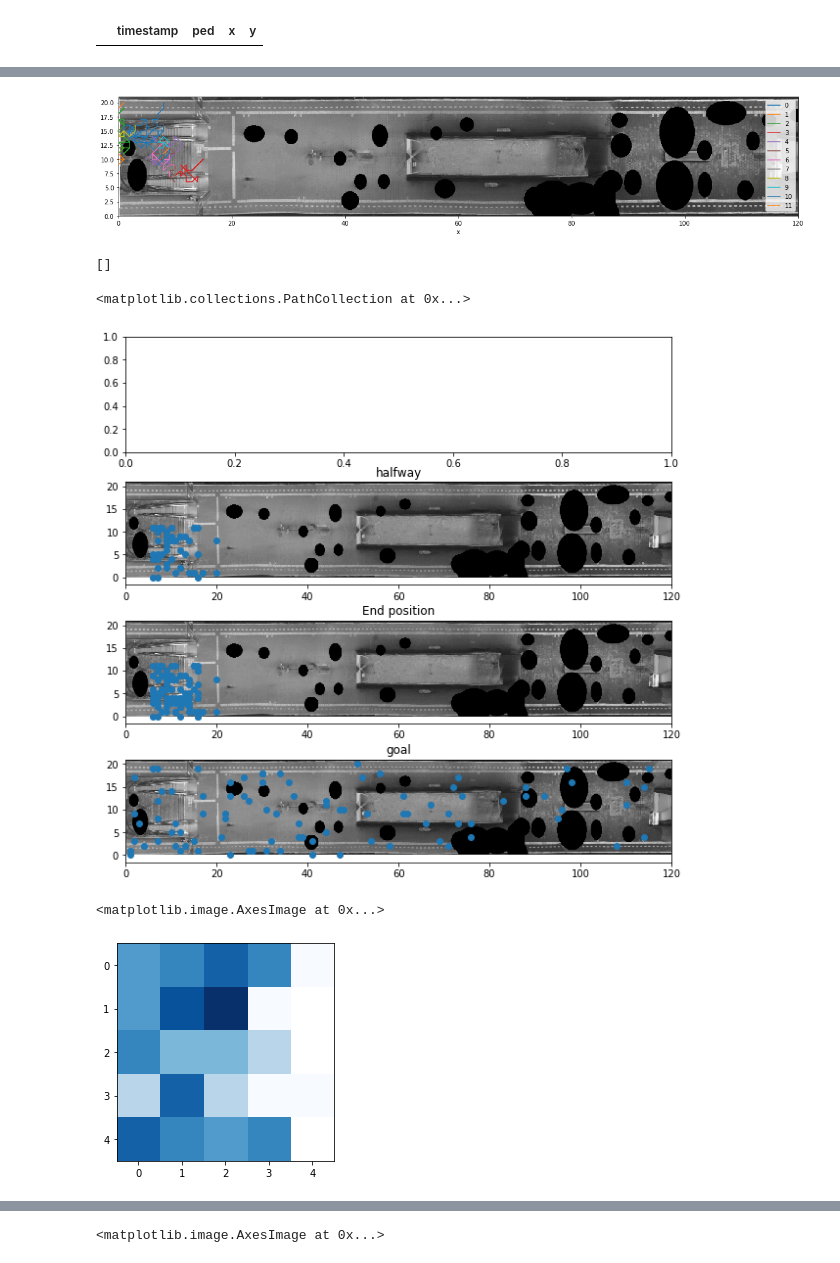
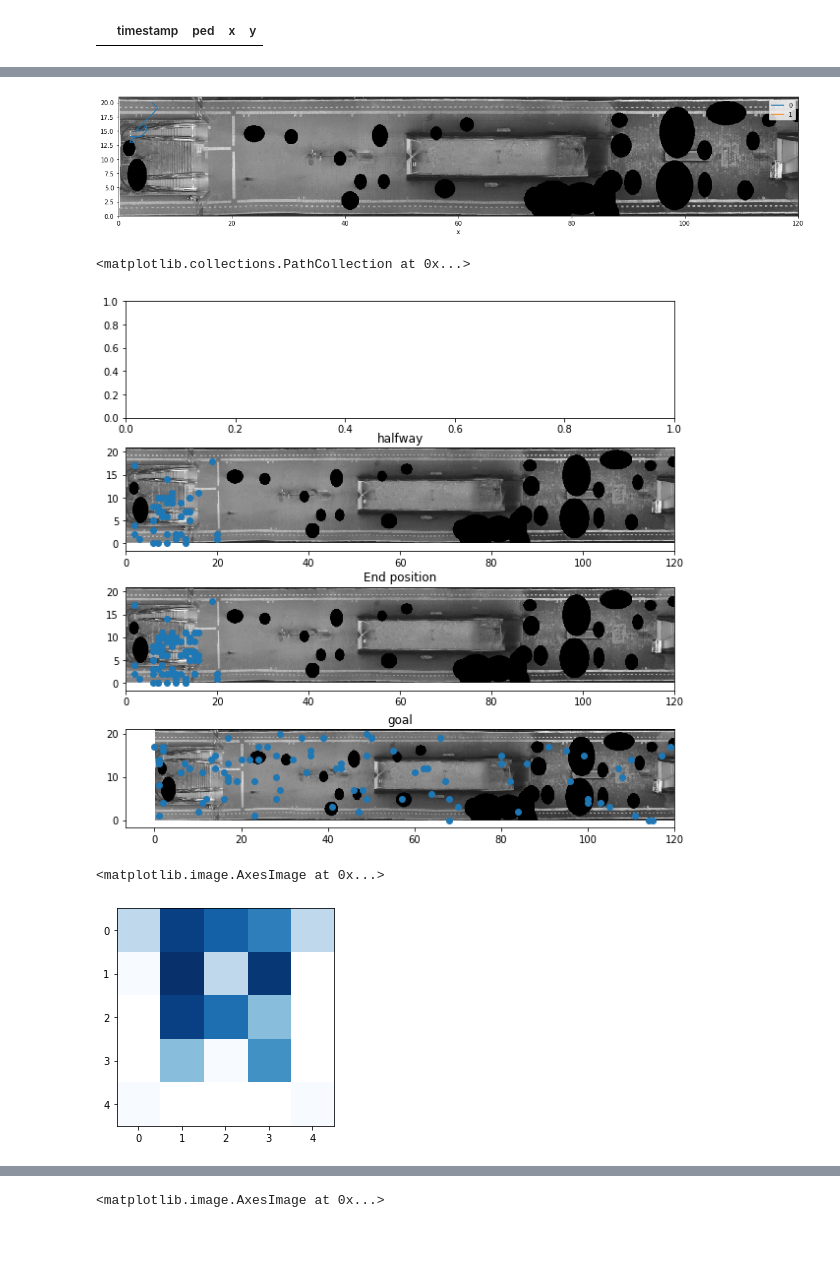
Before and after one commit to nielsvanesseveldt/Sociophysics2, a Jupyter notebook: joined_program.ipynb, the cells around one changed output, grey strips where cells are left out. Saved outputs shown, nothing was run; the diff lists cells and outputs as text; code cells hidden in the pictures.

```diff
--- a/joined_program.ipynb
+++ b/joined_program.ipynb
@@ -13,7 +13,7 @@ platform = plt.imread('platform1.png')
 Input:
 # %%
 # Code should run for how many loops:
-run_time = 360
+run_time = 30
 # Between how many ped should be added per timestamp
 ped_add_min = 0.1
 ped_add_max = 0.5
@@ -78,37 +78,33 @@ ax.imshow(platform, extent=[0,120, 0,21])
 for i in unique_ped:
   df.query('ped == @i').plot('x', 'y', ax=ax, label=str(i))
 # %% [output]
-[figure, old version]
+[figure, new version]
-# %%
-first
-# %% [output]
-[]
 # %%
 fig, ax = plt.subplots(4, figsize = (10,10))
 platform = plt.imread('platform1.png')
 
 #array_first = np.array(first)
 array_halfway = np.array(half_way)
 array_end = np.array(ped_list)
 
 #ax[0].imshow(platform, extent=[0,120, 0,21])
 #ax[0].set_title('start')
 #ax[0].scatter(x=array_first[:,1,1], y=array_first[:,1,0])
 
 ax[1].imshow(platform, extent=[0,120, 0,21])
 ax[1].set_title('halfway')
 ax[1].scatter(x=array_halfway[:,1,1], y=array_halfway[:,1,0])
 
 ax[2].imshow(platform, extent=[0,120, 0,21])
 ax[2].set_title('End position')
 ax[2].scatter(x=array_end[:,1,1], y=array_end[:,1,0])
 
 ax[3].imshow(platform, extent=[0,120, 0,21])
 ax[3].set_title('goal')
-ax[3].scatter(x=array_end[:,0,1], y=array_end[:,0,0])
+ax[3].scatter(x=array_end[:,0,0], y=array_end[:,0,1])
 # %% [output]
 <matplotlib.collections.PathCollection at 0x...>
-[figure, old version]
+[figure, new version]
 # %%
 H, xedges, yedges = np.histogram2d(array_end[:,1,1], array_end[:,1,0], bins=(5))
 H = H.T
@@ -125,7 +121,7 @@ plt.imshow(H, cmap = 'Blues', norm = LogNorm())#,  extent=[0,120, 0,21])
 #tight_layout()
 # %% [output]
 <matplotlib.image.AxesImage at 0x...>
-[figure, old version]
+[figure, new version]
 # %%
 #ax.imshow(platform, extent=[0,120, 0,21])
 plt.hist2d(array_end[:,0,0], array_end[:,0,1], bins=10);
```
Also changed, not shown: parts of 4 cells of this notebook, 1 other file.
